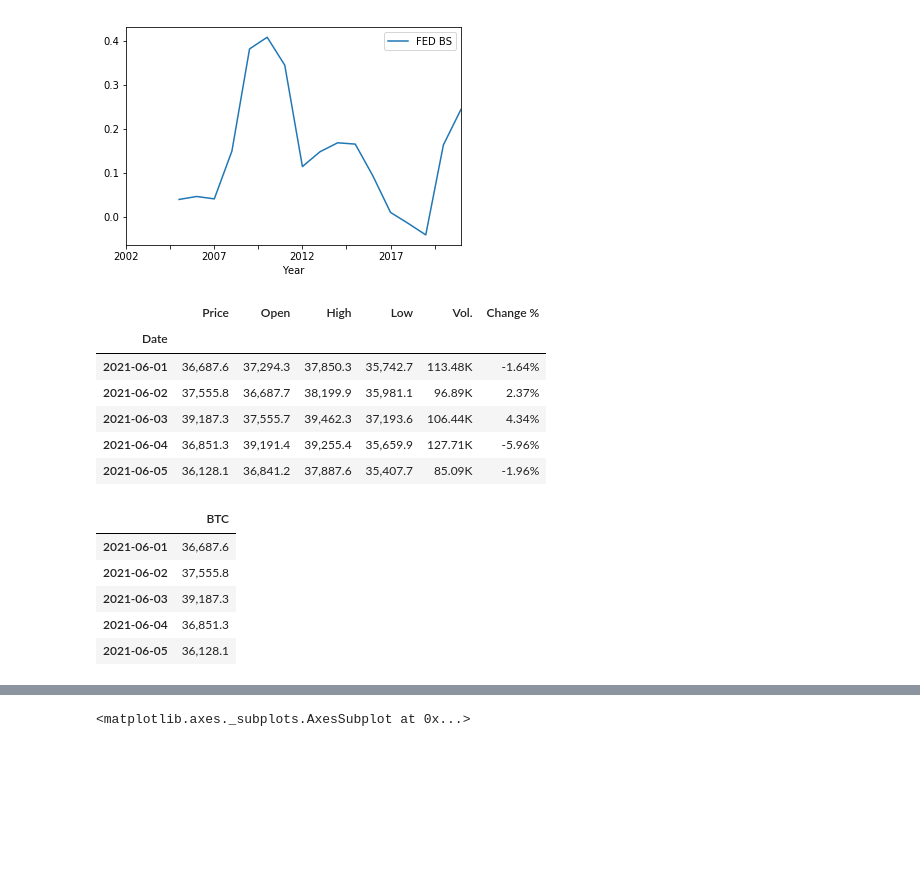
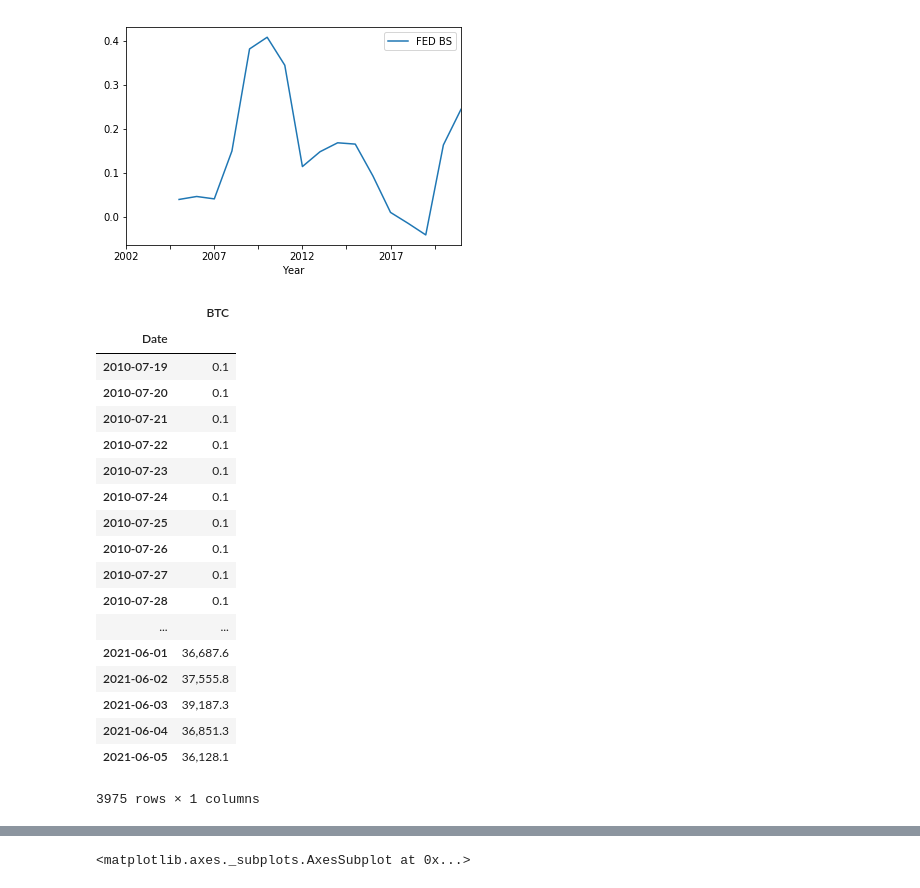
Before and after one commit to HeimmerTime/Project_1, a Jupyter notebook: Master_EDA.ipynb, the cells around one changed output, grey strips where cells are left out. Drawn from its saved outputs; the diff is of its cells as text; code cells hidden in the pictures; blank space fills up the shorter version.

```diff
--- a/Master_EDA.ipynb
+++ b/Master_EDA.ipynb
@@ -493,33 +491,38 @@ fed_yoy_df.rolling(window=3).mean().plot()
 [figure]
 # %%
 btc_csv = Path('btc.csv')
-btc = pd.read_csv(
-    btc_csv, index_col="Date", infer_datetime_format=True, parse_dates=True)
+btc = pd.read_csv(btc_csv)
+btc.dropna(inplace=True)
+btc['Date'] = pd.to_datetime(btc['Date'], errors='coerce')
+btc.set_index(btc['Date'],inplace=True)
+btc.drop(columns=['Date'], inplace=True)
 btc = btc.sort_index()
-btc.tail()
-# %% [output]
-|  | Price | Open | High | Low | Vol. | Change % |
-| Date |  |  |  |  |  |  |
-| 2021-06-01 | 36,687.6 | 37,294.3 | 37,850.3 | 35,742.7 | 113.48K | -1.64% |
-| 2021-06-02 | 37,555.8 | 36,687.7 | 38,199.9 | 35,981.1 | 96.89K | 2.37% |
-| 2021-06-03 | 39,187.3 | 37,555.7 | 39,462.3 | 37,193.6 | 106.44K | 4.34% |
-| 2021-06-04 | 36,851.3 | 39,191.4 | 39,255.4 | 35,659.9 | 127.71K | -5.96% |
-| 2021-06-05 | 36,128.1 | 36,841.2 | 37,887.6 | 35,407.7 | 85.09K | -1.96% |
 # %%
 # Create btc closing price
-btc_close = pd.DataFrame()
-
-btc_close["BTC"] = btc["Price"]
-
-btc_close.index = btc_close.index.date
-
-btc_close.tail()
+btc_close = pd.DataFrame(btc["Price"], index=pd.to_datetime(btc.index))
-# %% [output]
-|  | BTC |
-| 2021-06-01 | 36,687.6 |
-| 2021-06-02 | 37,555.8 |
-| 2021-06-03 | 39,187.3 |
-| 2021-06-04 | 36,851.3 |
-| 2021-06-05 | 36,128.1 |
+# %%
+btc_close.rename(columns = {"Price":"BTC"}, inplace=True)
+btc_close= btc_close[btc_close.index.duplicated(keep='first')]
+btc_close
+# %% [output]
+|  | BTC |
+| Date |  |
+| 2010-07-19 | 0.1 |
+| 2010-07-20 | 0.1 |
+| 2010-07-21 | 0.1 |
+| 2010-07-22 | 0.1 |
+| 2010-07-23 | 0.1 |
+| 2010-07-24 | 0.1 |
+| 2010-07-25 | 0.1 |
+| 2010-07-26 | 0.1 |
+| 2010-07-27 | 0.1 |
+| 2010-07-28 | 0.1 |
+| ... | ... |
+| 2021-06-01 | 36,687.6 |
+| 2021-06-02 | 37,555.8 |
+| 2021-06-03 | 39,187.3 |
+| 2021-06-04 | 36,851.3 |
+| 2021-06-05 | 36,128.1 |
+3975 rows × 1 columns
 # %%
 btc_close['BTC'] = btc_close['BTC'].str.replace(',', '')
```
Also changed, not shown: parts of 16 cells of this notebook.
